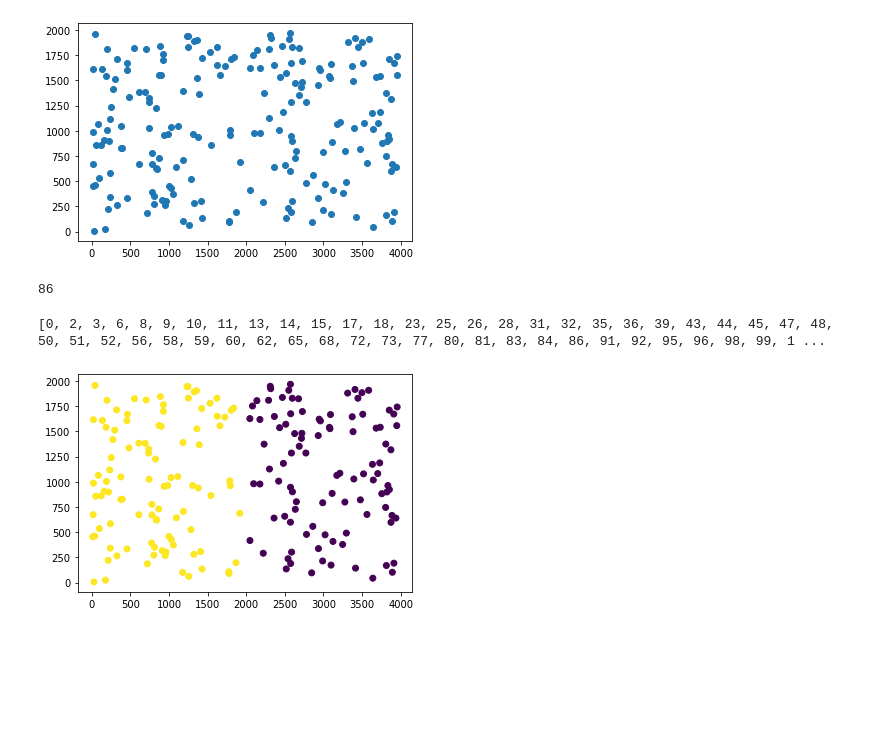
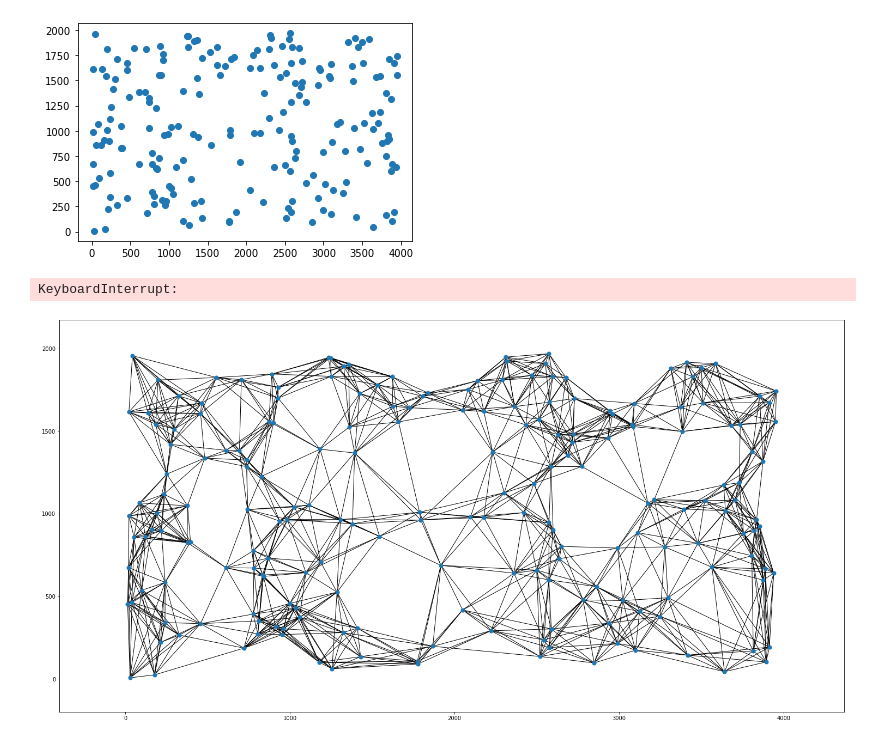
Before and after one commit to Seszel/IMO, a Jupyter notebook: lab/src/algorithms/myAlgorithm.ipynb, the cells around one changed output. Drawn from its saved outputs; the diff is of its cells as text; code cells hidden in the pictures; blank space fills up the shorter version.

```diff
--- a/lab/src/algorithms/myAlgorithm.ipynb
+++ b/lab/src/algorithms/myAlgorithm.ipynb
@@ -4,7 +4,7 @@ import pandas as pd
 import matplotlib.pyplot as plt
 import os
 # %%
-with open('/home/piotr/Dokumenty/SI/imo/IMO/lab/data/kroa200.tsp', 'r') as f:
+with open('/home/czewian/SI/imo/IMO/lab/data/kroa200.tsp', 'r') as f:
     lines = f.readlines()
     data = np.zeros((200, 2), dtype=int)
     for line in lines:
@@ -57,8 +43,6 @@ cycleB = []
 
 left_down = np.argmin(data[:, 0] * data[:,1])
 right_up = np.argmax(data[:, 0] * data[:,1])
-# %% [output]
-86
 # %%
 cycleA = [i for i in range(100)]
 cycleB = [i + 100 for i in range(100)]
@@ -104,5 +88,4 @@ y[cycleB] = 0
 plt.scatter(data[:,0], data[:,1], c=y)
 plt.show()
 # %% [output]
-[0, 2, 3, 6, 8, 9, 10, 11, 13, 14, 15, 17, 18, 23, 25, 26, 28, 31, 32, 35, 36, 39, 43, 44, 45, 47, 48, 50, 51, 52, 56, 58, 59, 60, 62, 65, 68, 72, 73, 77, 80, 81, 83, 84, 86, 91, 92, 95, 96, 98, 99, 1 ...
+KeyboardInterrupt:
-[figure, removed]
@@ -112,0 +92,23 @@ clf = SVC(kernel='linear')
+# %%
+import networkx as nx
+import json
+
+with open('/home/czewian/SI/imo/IMO/lab/resultFiles/results_lab_7.json', 'r') as f:
+    edges = json.loads(f.read())["adj"]
+
+points = tuple(map(tuple, data))
+G = nx.Graph()
+for i, u in enumerate(edges):
+    for j, v in enumerate(edges[i]):
+        G.add_edge(points[i], points[v])
+
+pos = {point: point for point in points}
+
+fig = plt.figure(figsize=(20,10))
+nx.draw(G, pos, node_size=50)
+plt.axis("on")
+plt.tick_params(left=True, bottom=True, labelleft=True, labelbottom=True)
+
+plt.show()
+# %% [output]
+[figure, added]
```
Also changed, not shown: parts of 2 cells of this notebook, 8 other files.
